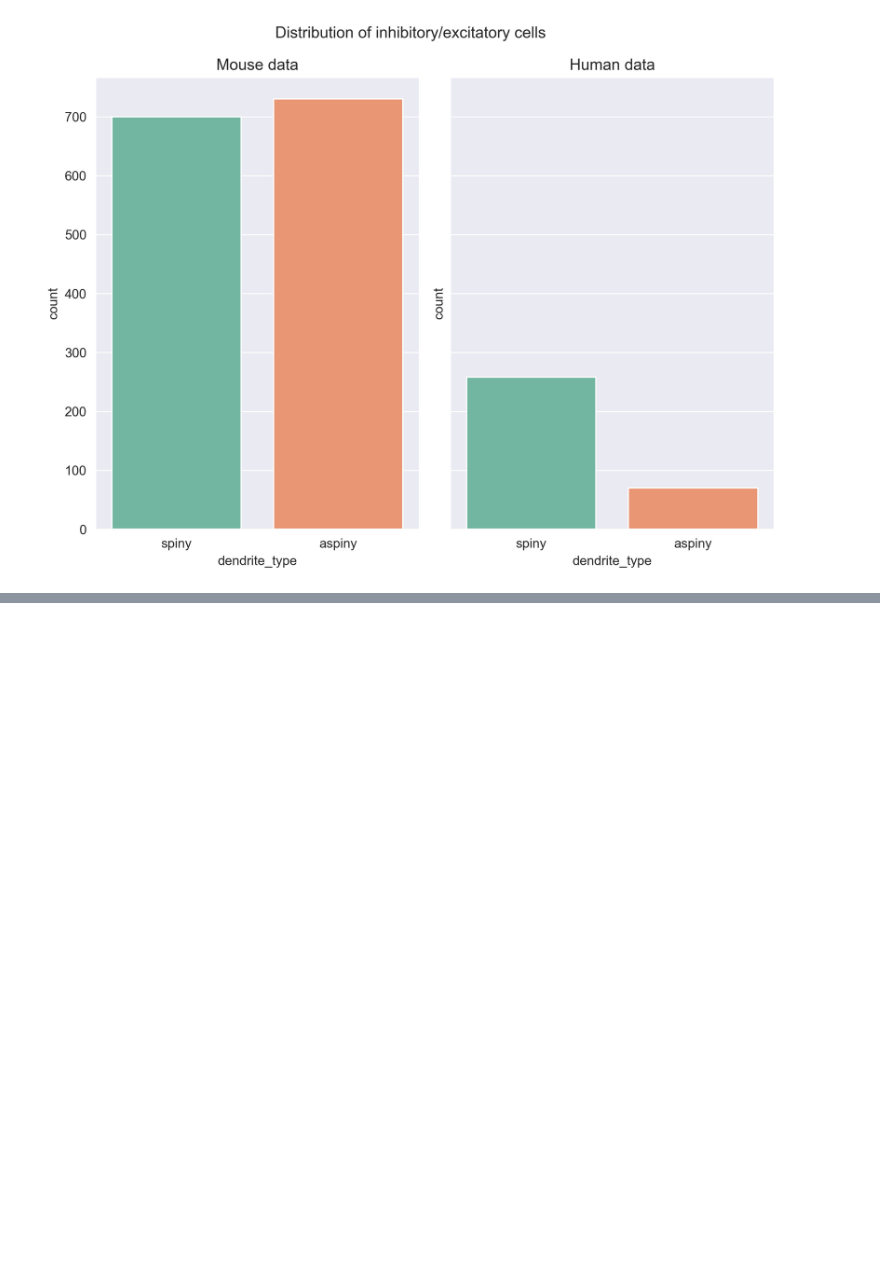
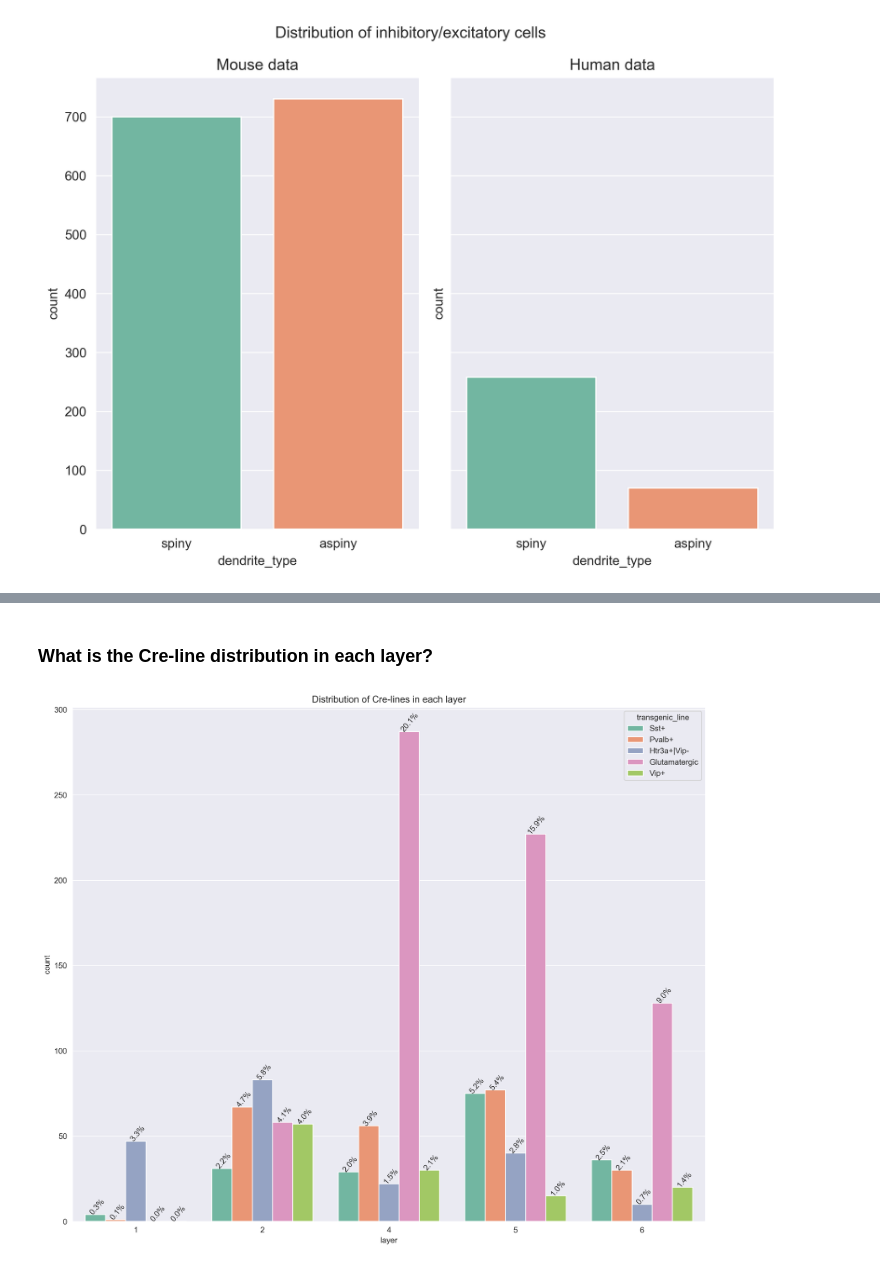
Before and after one commit to ofek181/Neuronal-Cell-Type-Classification, a Jupyter notebook: eda.ipynb, the cells around one changed output, grey strips where cells are left out. Drawn from its saved outputs; the diff is of its cells as text; code cells hidden in the pictures; blank space fills up the shorter version.

Commit message:
added plot which shows distribution of cre targeting in each layer of the brain

```diff
--- a/eda.ipynb
+++ b/eda.ipynb
@@ -110,0 +109,21 @@ plot_types()
+# %% [markdown]
+### What is the Cre-line distribution in each layer?
+# %%
+def plot_cre_line_in_layers():
+    plt.figure(figsize=(12, 10))
+    plt.title('Distribution of Cre-lines in each layer')
+    g = sns.countplot(x="layer", data=mouse_data, hue="transgenic_line", palette="Set2")
+    total = float(len(mouse_data))
+
+    for p in g.axes.patches:
+        percentage = '{:.1f}%'.format(100 * p.get_height() / total)
+        x = p.get_x() + p.get_width()
+        y = p.get_height()
+        g.axes.annotate(percentage, (x, y), ha='right', va='baseline', rotation=50, fontsize='medium')
+
+    plt.tight_layout()
+    plt.draw()
+# %%
+plot_cre_line_in_layers()
+# %% [output]
+[figure, added]
```
Also changed, not shown: parts of 3 cells of this notebook.
